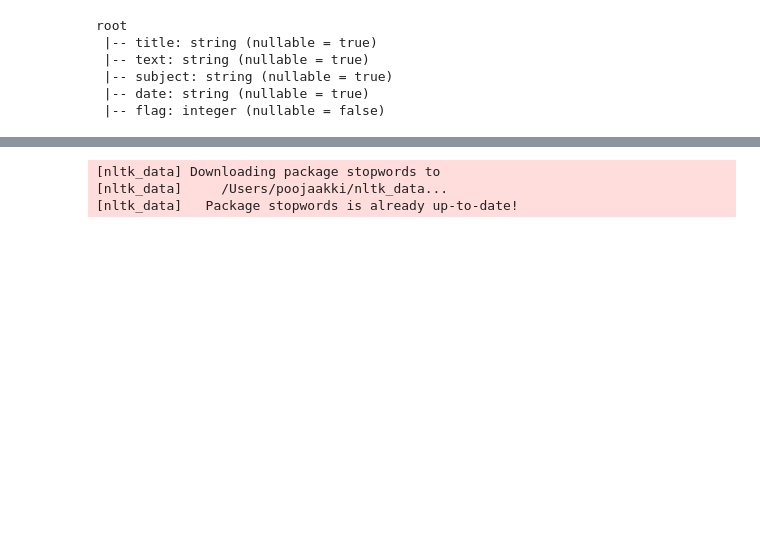
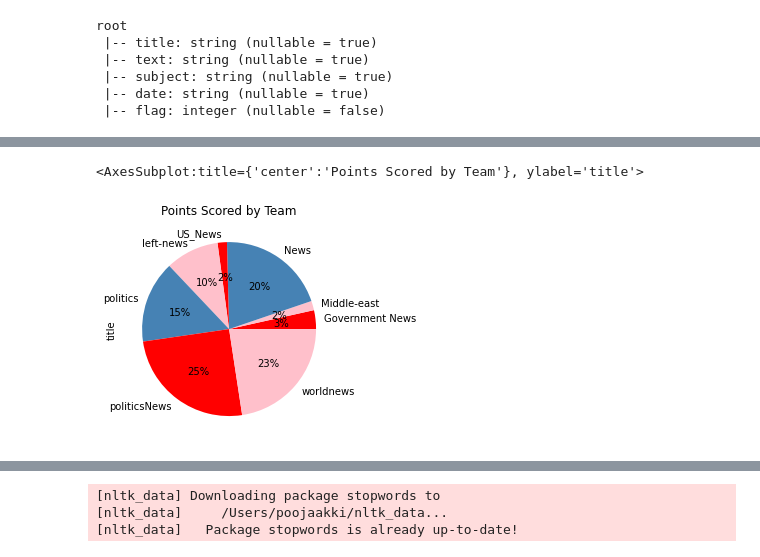
Before and after one commit to AkkiPooja/Fake-News-Detection-Data-Analysis, a Jupyter notebook: 1.ipynb, the cells around one changed output, grey strips where cells are left out. Cells and saved outputs as stored; diff of their text form; code cells hidden in the pictures; blank space fills up the shorter version.

```diff
--- a/1.ipynb
+++ b/1.ipynb
@@ -62,3 +104,20 @@ df.groupby('subject').count().sort(col("count").desc())
 | Government News | 1570 |
 | US_News | 783 |
 | Middle-east | 778 |
+# %%
+# Pie chart with counts of various news subjects Political and world news contained the highest counts .
+from matplotlib import pyplot as plt
+
+df1 = df
+
+df1 = df1.toPandas()
+
+colors = ['pink', 'silver', 'steelblue']
+
+df1.groupby(['subject'])['title'].count().plot(kind='pie', y='count', autopct='%1.0f%%',
+                                colors = ['red', 'pink', 'steelblue'],
+                                title='Points Scored by Team')
+
+# most subject which have fake news
+# most artciles which are true news
+# %% [output]
@@ -64,0 +126,2 @@ df.groupby('subject').count().sort(col("count").desc())
+<AxesSubplot:title={'center':'Points Scored by Team'}, ylabel='title'>
+[figure, added]
```
Also changed, not shown: parts of 9 cells of this notebook, 1 other file.
